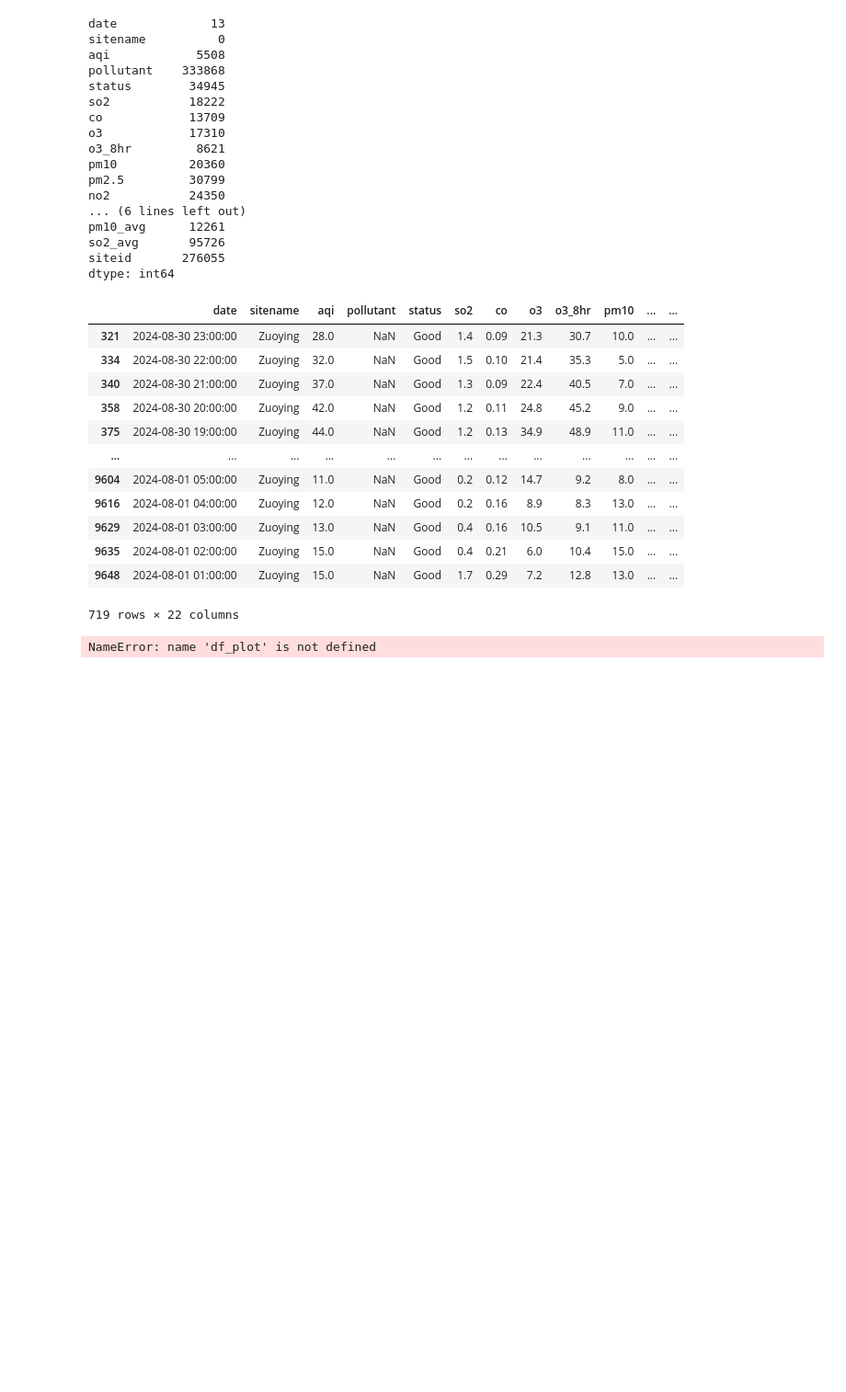
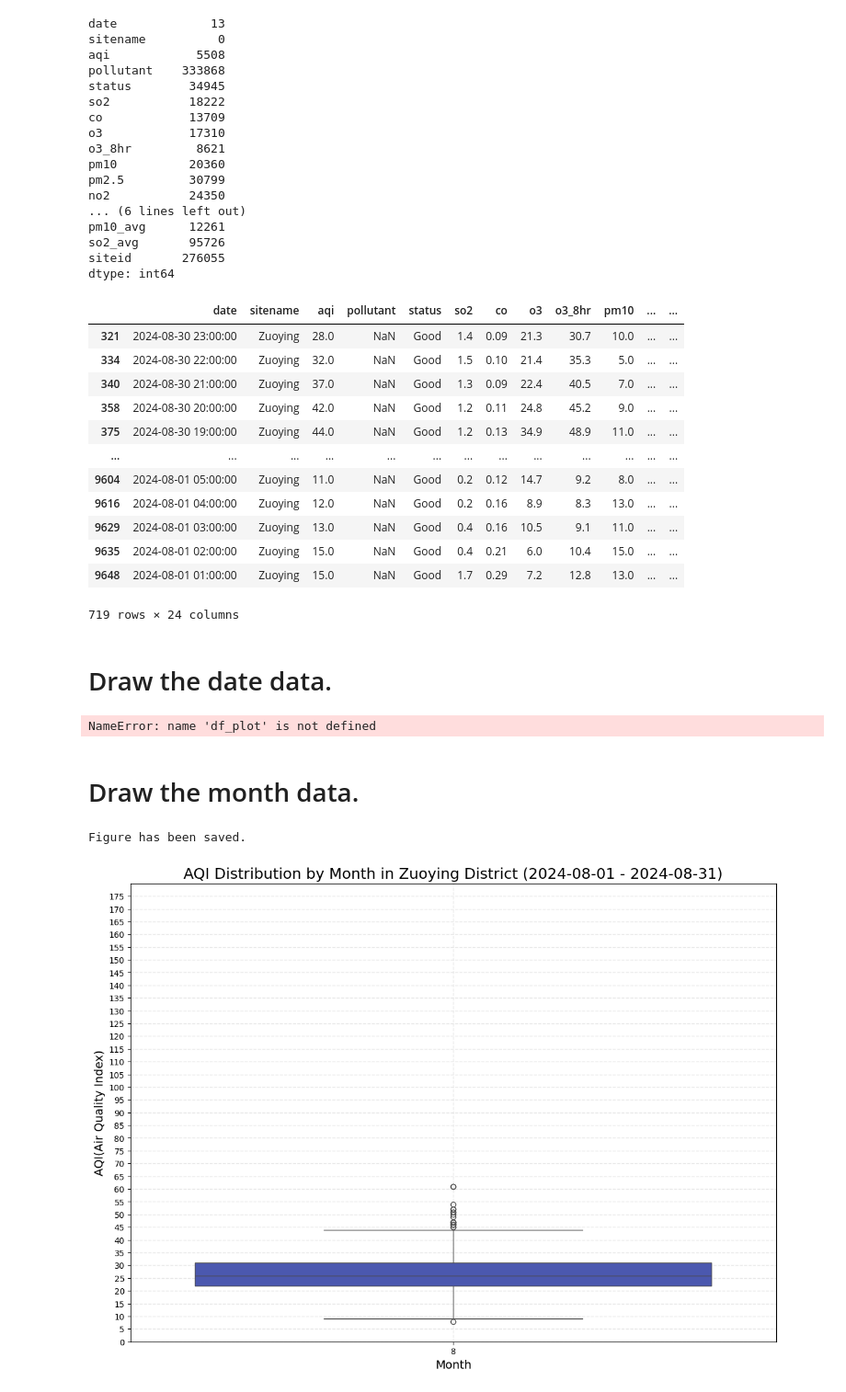
Before and after one commit to chgwyellow/air_pollution_analysis, a Jupyter notebook: notebook/data_visualization_boxplot_day.ipynb, the cells around one changed output. Shown at 92% size. Drawn from its saved outputs; the diff is of its cells as text; code cells hidden in the pictures; blank space fills up the shorter version.

Commit message:
Combine the year and month boxplot drawing methods to day file.

```diff
--- a/notebook/data_visualization_boxplot_day.ipynb
+++ b/notebook/data_visualization_boxplot_day.ipynb
@@ -87,6 +87,8 @@ df_plot = df_plot[
 
 # create a day column to save the day
 df_plot["day"] = df_plot["date"].dt.date
+df_plot["month"] = df_plot["date"].dt.month
+df_plot["year"] = df_plot["date"].dt.year
 df_plot
 # %% [output]
 |  | date | sitename | aqi | pollutant | status | so2 | co | o3 | o3_8hr | pm10 | ... | ... |
@@ -101,7 +103,9 @@ df_plot
 | 9629 | 2024-08-01 03:00:00 | Zuoying | 13.0 | NaN | Good | 0.4 | 0.16 | 10.5 | 9.1 | 11.0 | ... | ... |
 | 9635 | 2024-08-01 02:00:00 | Zuoying | 15.0 | NaN | Good | 0.4 | 0.21 | 6.0 | 10.4 | 15.0 | ... | ... |
 | 9648 | 2024-08-01 01:00:00 | Zuoying | 15.0 | NaN | Good | 1.7 | 0.29 | 7.2 | 12.8 | 13.0 | ... | ... |
-719 rows × 22 columns
+719 rows × 24 columns
+# %% [markdown]
+# Draw the date data.
 # %%
 # Ascending the data via day
 df_plot = df_plot.sort_values(by="day", ascending=True)
@@ -145,3 +149,49 @@ print("Figure has been saved.")
 plt.show()
 # %% [output]
 NameError: name 'df_plot' is not defined
+# %% [markdown]
+# Draw the month data.
+# %%
+# Ascending the data via day
+df_plot = df_plot.sort_values(by="month", ascending=True)
+
+# Build the color corresponding to the aqi
+y_label = "aqi"
+df_mean = df_plot.groupby("month", as_index=False)[y_label].mean()
+
+# Normalize will standardize the column value between 0 to 1
+norm = plt.Normalize(df_mean[y_label].min(), df_mean[y_label].max())
+
+# as_cmap makes the sns palette to colormap
+colors = sns.color_palette("coolwarm", as_cmap=True)(norm(df_mean[y_label]))
+
+# Draw the Boxplot
+plt.figure(figsize=(14, 10))
+ax = sns.boxplot(
+    data=df_plot,
+    x="month",
+    y=y_label,
+    # dict create a "day" -> color form
+    palette=dict(zip(df_mean["month"], colors)),
+    hue="month",
+    legend=False,
+)
+plt.xticks()
+plt.xlabel("Month", fontsize=14)
+plt.ylabel("AQI(Air Quality Index)", fontsize=14)
+plt.ylim((0, 180))
+plt.yticks(np.arange(0, 180, 5))
+plt.title(f"AQI Distribution by Month in Zuoying District ({start_time} - {end_time})", fontsize=18)
+plt.grid(linestyle="--", linewidth=1, alpha=0.3)
+
+# Save figure
+path = f"../figure/{county}_{sitename}_{y_label}_{start_time}_month.png"
+os.makedirs(os.path.dirname(path), exist_ok=True)
+plt.savefig(path, dpi=600, bbox_inches="tight")
+print("Figure has been saved.")
+
+# show method must stand at the last position
+plt.show()
+# %% [output]
+Figure has been saved.
+[figure, added]
```
Also changed, not shown: parts of 2 cells of this notebook, 2 other files.
